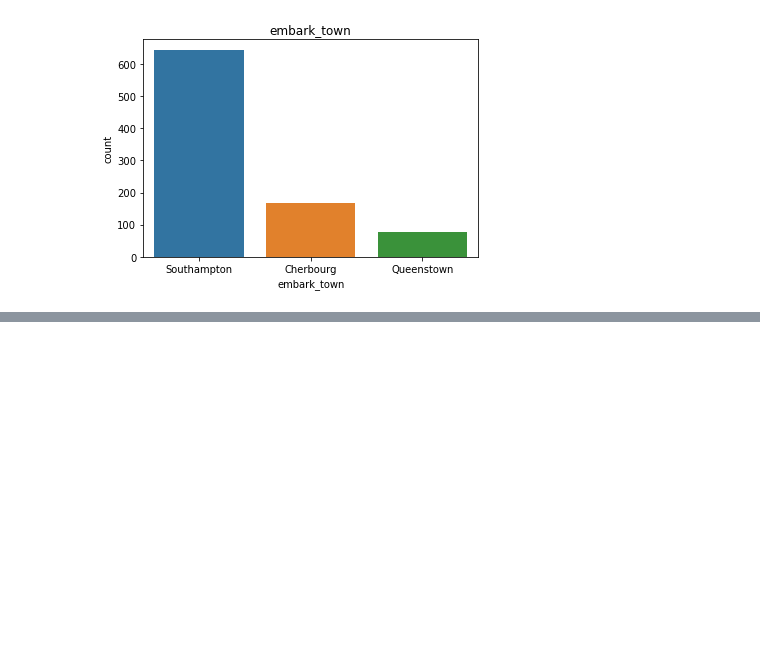
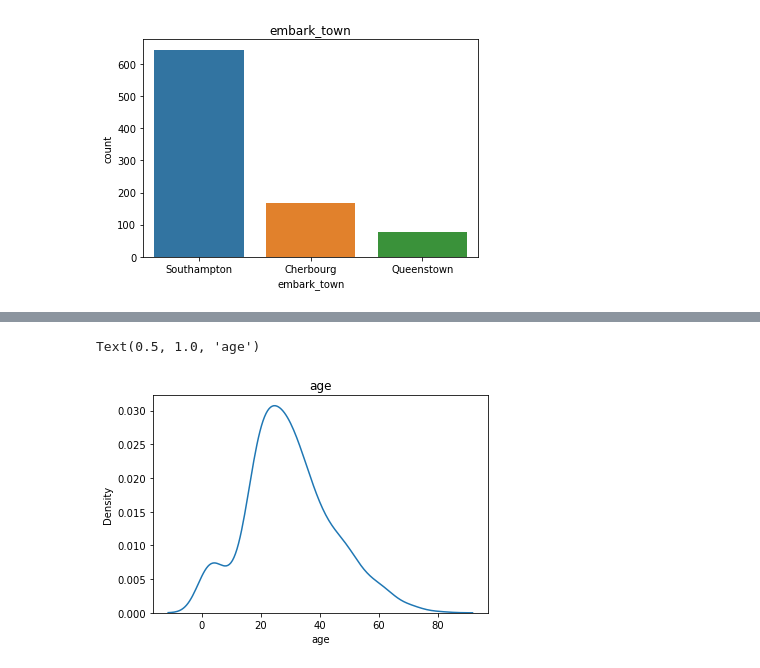
Before and after one commit to rileyko/PythonStudy, a Jupyter notebook: DataPrep/DataPreprocessing.ipynb, the cells around one changed output, grey strips where cells are left out. Saved outputs shown, nothing was run; the diff lists cells and outputs as text; code cells hidden in the pictures; blank space fills up the shorter version.

```diff
--- a/DataPrep/Prep1.ipynb
+++ b/DataPrep/DataPreprocessing.ipynb
@@ -169,0 +181,7 @@ from sklearn.impute import SimpleImputer
+# %%
+# age 분포 확인하기 : 비대칭(비정규분포)
+sns.kdeplot(titanic.age)
+plt.title("age")
+# %% [output]
+Text(0.5, 1.0, 'age')
+[figure, added]
```
Also changed, not shown: parts of 12 cells of this notebook, 1 other file.
